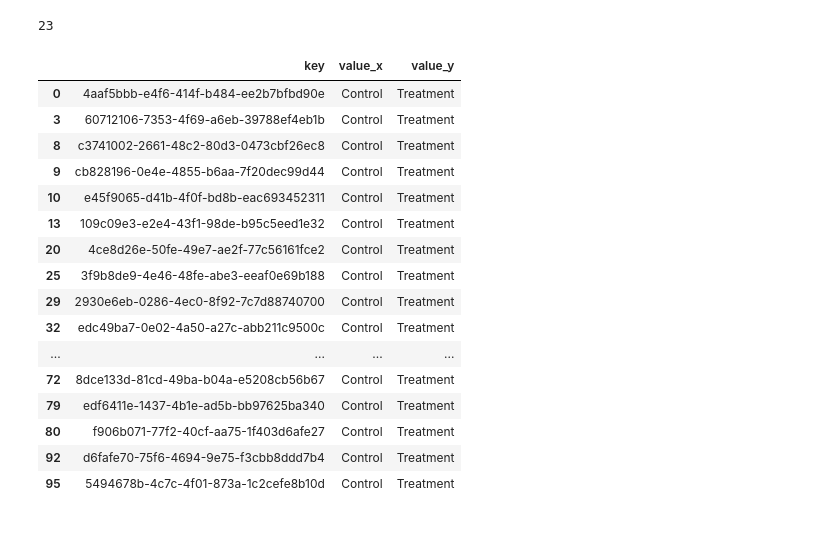
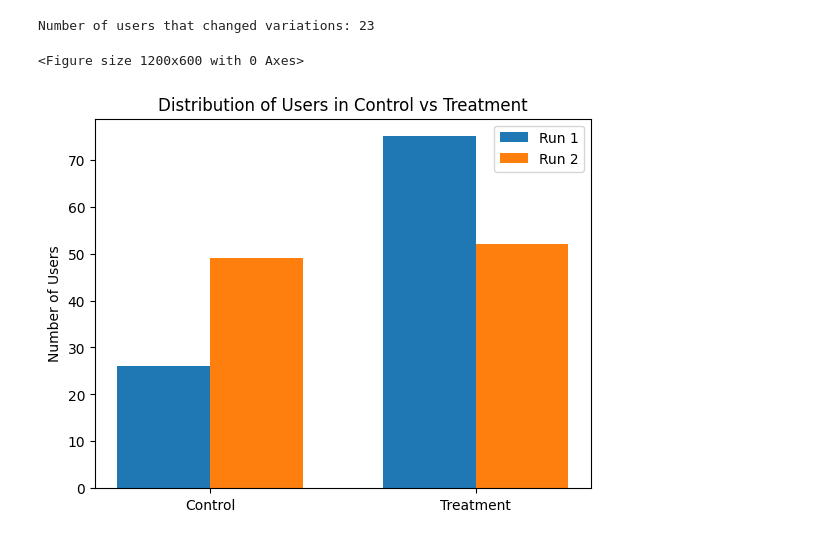
Before and after one commit to s-shindeldecker/launchdarkly-traffic-simulator, a Jupyter notebook: Simulate_Percent_Rollout.ipynb, the cells around one changed output. Cells and saved outputs as stored; diff of their text form; code cells hidden in the pictures.

```diff
--- a/Simulate_Percent_Rollout.ipynb
+++ b/Simulate_Percent_Rollout.ipynb
@@ -84,12 +71,19 @@ Now that we have created the records, we want to loop through them and evaluate
+# %%
+# Generate test data
+num_records = 100
+fakeUserId2 = [fake.uuid4() for _ in range(num_records + 1)]
+user2Brand = [fake.brand() for _ in range(num_records + 1)]
+user2Price = [fake.example_in_cart_price() for _ in range(num_records + 1)]
+user2Product = [fake.product() for _ in range(num_records + 1)]
+user2Tier = [fake.tier() for _ in range(num_records + 1)]
 # %%
-i = 0
+# First run
 run1 = []
 run1_control = []
 run1_treatment = []
 run1_keys = []
 
-while i <= num_records :
-
+for i in range(num_records + 1):
     user2_context = Context.builder(fakeUserId2[i]).kind("user").set("brand", user2Brand[i]).set("product", user2Product[i]).set("tier", user2Tier[i]).build()
     variation_detail = client.variation_detail("example-percentage-rollout-flag", user2_context, 'false')
     run1_keys.append(user2_context.key)
@@ -99,4 +93,3 @@ while i <= num_records :
         run1_treatment.append(user2_context.key)
     time.sleep(0.01)
     run1.append(variation_detail)
-    i = i+1
@@ -105,12 +98,11 @@ while i <= num_records :
 # %%
-i = 0
+# Second run
 run2 = []
 run2_control = []
 run2_treatment = []
 run2_keys = []
 
-while i <= num_records :
-
+for i in range(num_records + 1):
     user2_context = Context.builder(fakeUserId2[i]).kind("user").set("brand", user2Brand[i]).set("product", user2Product[i]).set("tier", user2Tier[i]).build()
     variation_detail = client.variation_detail("example-percentage-rollout-flag", user2_context, 'false')
     run2_keys.append(user2_context.key)
@@ -120,4 +112,3 @@ while i <= num_records :
         run2_treatment.append(user2_context.key)
     time.sleep(0.01)
     run2.append(variation_detail)
-    i = i+1
@@ -126,10 +114,0 @@ How many records have changed variations between runs?
-# %%
-i=0
-mismatchCount = 0
-while i <= num_records :
-   if (run1[i] != run2[i]):
-      mismatchCount+=1
-   i+=1
-print(mismatchCount)
-# %% [output]
-23
@@ -139,7 +115,17 @@ run2_parsed_data = [parse_string_to_dict(str(item)) for item in run2]
 # %%
+# Create DataFrames and analyze changes
+run1_parsed_data = [parse_string_to_dict(str(item)) for item in run1]
+run2_parsed_data = [parse_string_to_dict(str(item)) for item in run2]
 run1_df = pd.DataFrame(run1_parsed_data)
 run2_df = pd.DataFrame(run2_parsed_data)
 keys_df = pd.DataFrame(run1_keys, columns=['key'])
 run1_df['key'] = keys_df['key']
 run2_df['key'] = keys_df['key']
 result = pd.merge(run1_df, run2_df, on='key')
+
+# Find mismatches
+mismatch = result[result['value_x'] != result['value_y']]
+mismatchCount = len(mismatch)
+print(f"Number of users that changed variations: {mismatchCount}")
+# %% [output]
+Number of users that changed variations: 23
@@ -148,20 +132,20 @@ mismatch = result[result['value_x'] != result['value_y']]
-# %%
-mismatch[['key', 'value_x', 'value_y']]
-# %% [output]
-|  | key | value_x | value_y |
-| 0 | 4aaf5bbb-e4f6-414f-b484-ee2b7bfbd90e | Control | Treatment |
-| 3 | 60712106-7353-4f69-a6eb-39788ef4eb1b | Control | Treatment |
-| 8 | c3741002-2661-48c2-80d3-0473cbf26ec8 | Control | Treatment |
-| 9 | cb828196-0e4e-4855-b6aa-7f20dec99d44 | Control | Treatment |
-| 10 | e45f9065-d41b-4f0f-bd8b-eac693452311 | Control | Treatment |
-| 13 | 109c09e3-e2e4-43f1-98de-b95c5eed1e32 | Control | Treatment |
-| 20 | 4ce8d26e-50fe-49e7-ae2f-77c56161fce2 | Control | Treatment |
-| 25 | 3f9b8de9-4e46-48fe-abe3-eeaf0e69b188 | Control | Treatment |
-| 29 | 2930e6eb-0286-4ec0-8f92-7c7d88740700 | Control | Treatment |
-| 32 | edc49ba7-0e02-4a50-a27c-abb211c9500c | Control | Treatment |
-| ... | ... | ... | ... |
-| 72 | 8dce133d-81cd-49ba-b04a-e5208cb56b67 | Control | Treatment |
-| 79 | edf6411e-1437-4b1e-ad5b-bb97625ba340 | Control | Treatment |
-| 80 | f906b071-77f2-40cf-aa75-1f403d6afe27 | Control | Treatment |
-| 92 | d6fafe70-75f6-4694-9e75-f3cbb8ddd7b4 | Control | Treatment |
-| 95 | 5494678b-4c7c-4f01-873a-1c2cefe8b10d | Control | Treatment |
+# %%
+# Visualization 1: Distribution Comparison
+plt.figure(figsize=(12, 6))
+x = np.arange(2)
+width = 0.35
+
+fig, ax = plt.subplots()
+ax.bar(x - width/2, [len(run1_control), len(run1_treatment)], width, label='Run 1')
+ax.bar(x + width/2, [len(run2_control), len(run2_treatment)], width, label='Run 2')
+
+ax.set_ylabel('Number of Users')
+ax.set_title('Distribution of Users in Control vs Treatment')
+ax.set_xticks(x)
+ax.set_xticklabels(['Control', 'Treatment'])
+ax.legend()
+
+plt.show()
+# %% [output]
+<Figure size 1200x600 with 0 Axes>
+[figure, added]
```
Also changed, not shown: parts of 16 cells of this notebook, 1 other file.
